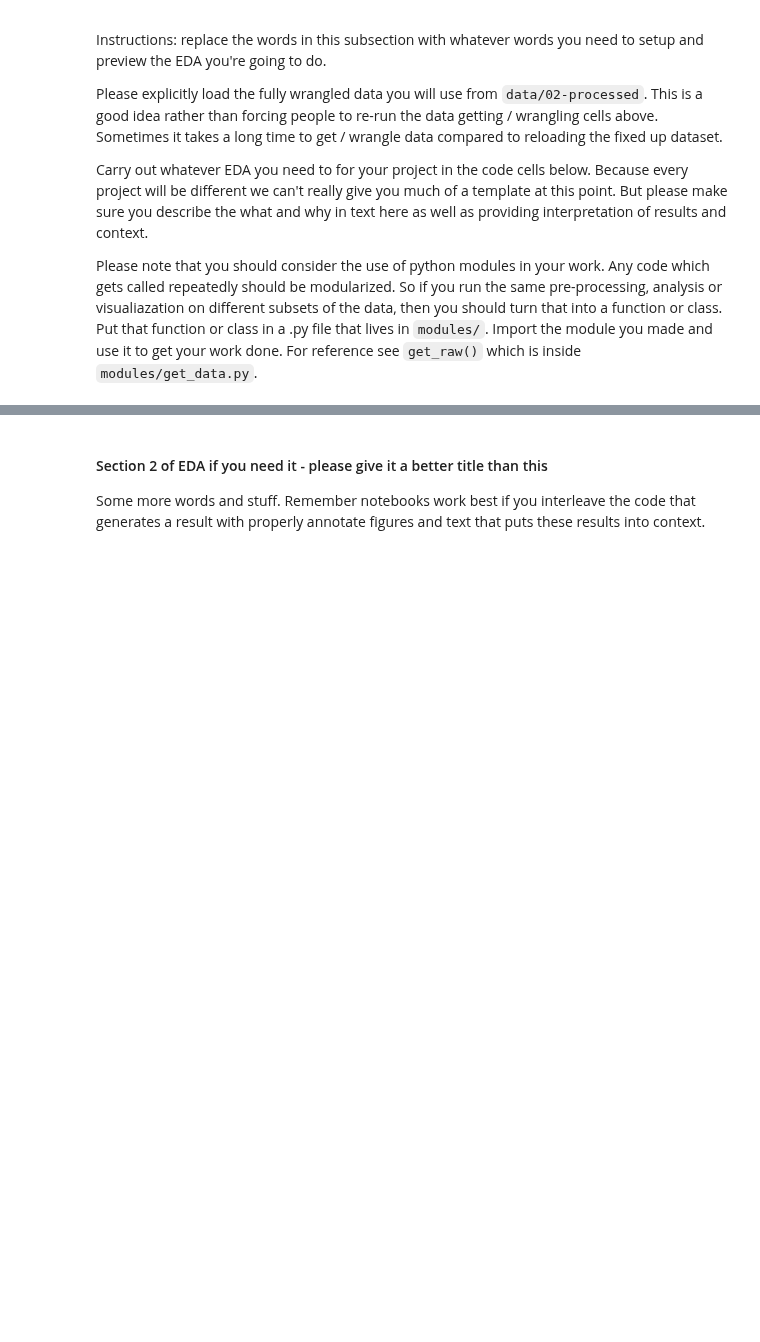
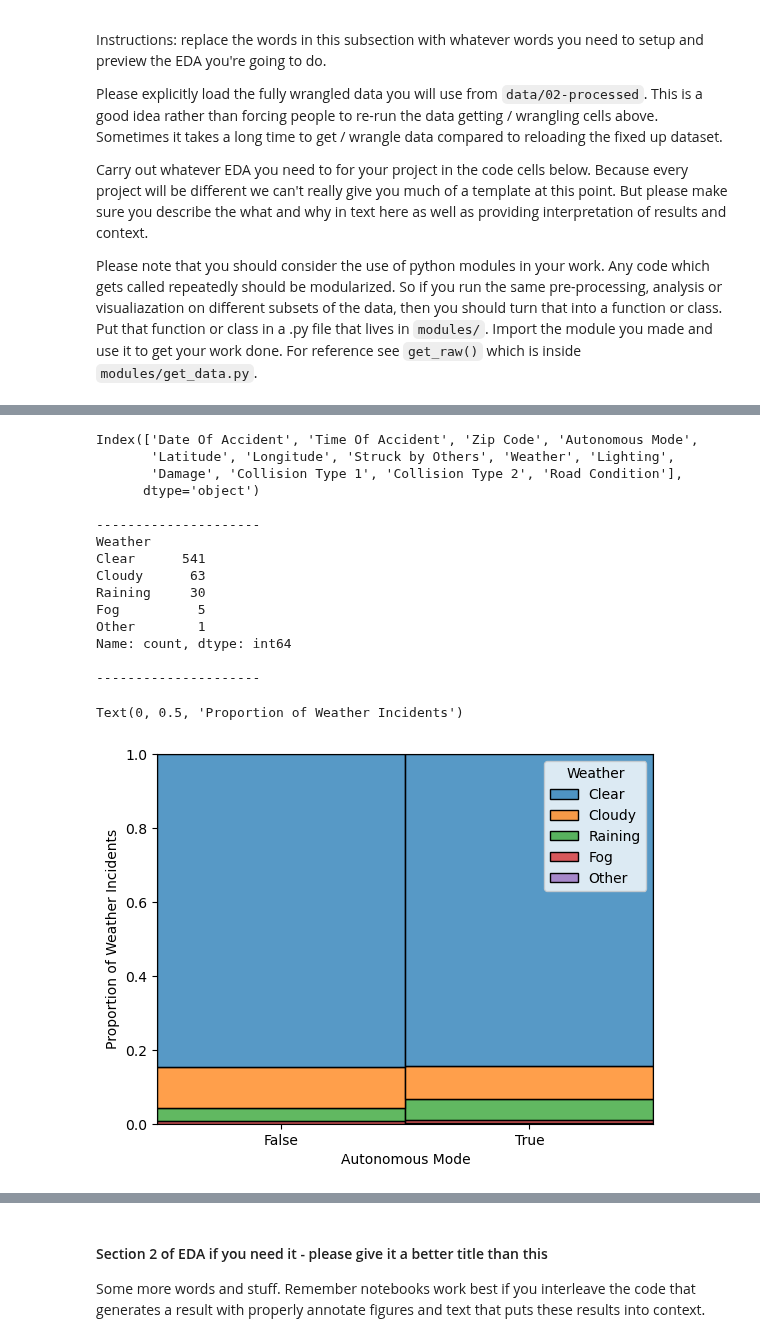
Before and after one commit to COGS108/Group094_WI26, a Jupyter notebook: 02-EDACheckpoint.ipynb, the cells around one changed output, grey strips where cells are left out. Saved outputs shown, nothing was run; the diff lists cells and outputs as text; code cells hidden in the pictures; blank space fills up the shorter version.

Commit message:
added visualizations, may need to improve markdown analysis

```diff
--- a/02-EDACheckpoint.ipynb
+++ b/02-EDACheckpoint.ipynb
@@ -1031,6 +1031,8 @@ print(f"\nRemaining missingness:")
 remaining = final_df.isnull().sum()
 print(remaining[remaining > 0].to_string())
 
+final_df['Autonomous Mode'] = final_df['Autonomous Mode'].astype(bool)
+final_df['Autonomous Mode'] = final_df['Autonomous Mode'].map({True: 'True', False: 'False'})
 
 # G. Save to processed
 final_df.to_csv('data/02-processed/CA_AV_Collision_cleaned.csv', index=False)
@@ -1155,0 +1158,28 @@ Some more words and stuff.  Remember notebooks work best if you interleave the c
+# %%
+import seaborn as sns
+from matplotlib import pyplot as plt
+
+print(final_df.columns)
+print("\n---------------------")
+print(final_df['Weather'].value_counts())
+print("\n---------------------")
+sns.histplot(x='Autonomous Mode',hue='Weather',multiple="fill",data=final_df)
+plt.ylabel("Proportion of Weather Incidents")
+# %% [output]
+Index(['Date Of Accident', 'Time Of Accident', 'Zip Code', 'Autonomous Mode',
+       'Latitude', 'Longitude', 'Struck by Others', 'Weather', 'Lighting',
+       'Damage', 'Collision Type 1', 'Collision Type 2', 'Road Condition'],
+      dtype='object')
+
+---------------------
+Weather
+Clear      541
+Cloudy      63
+Raining     30
+Fog          5
+Other        1
+Name: count, dtype: int64
+
+---------------------
+Text(0, 0.5, 'Proportion of Weather Incidents')
+[figure, added]
```
Also changed, not shown: parts of 8 cells of this notebook.
